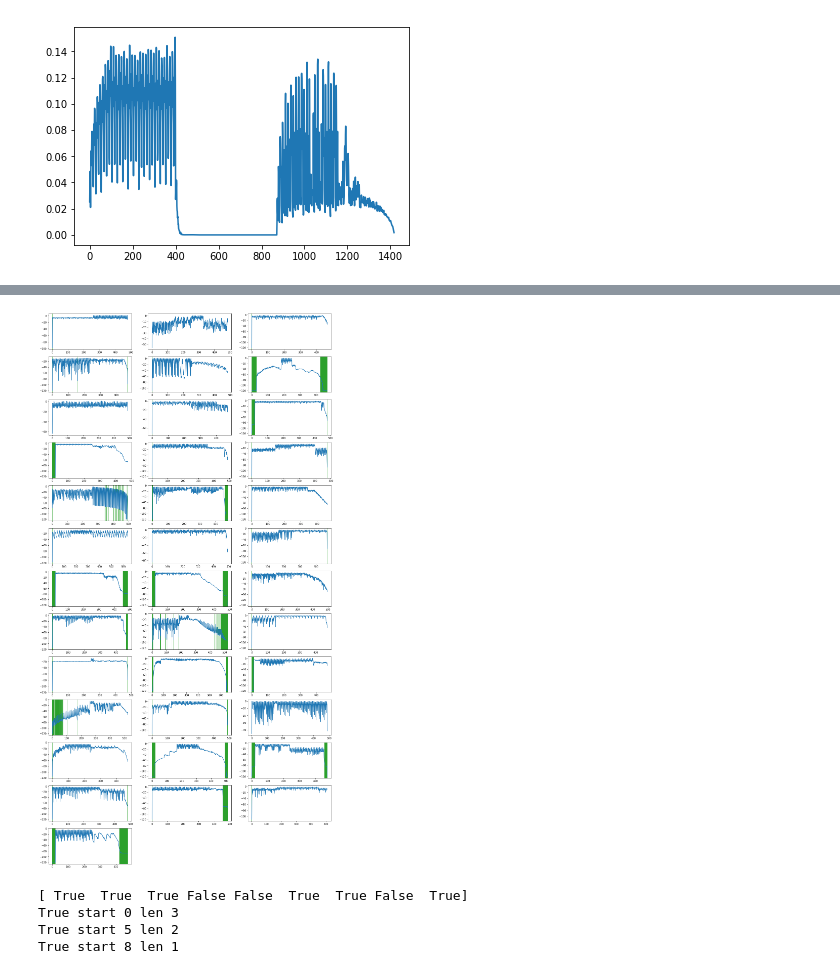
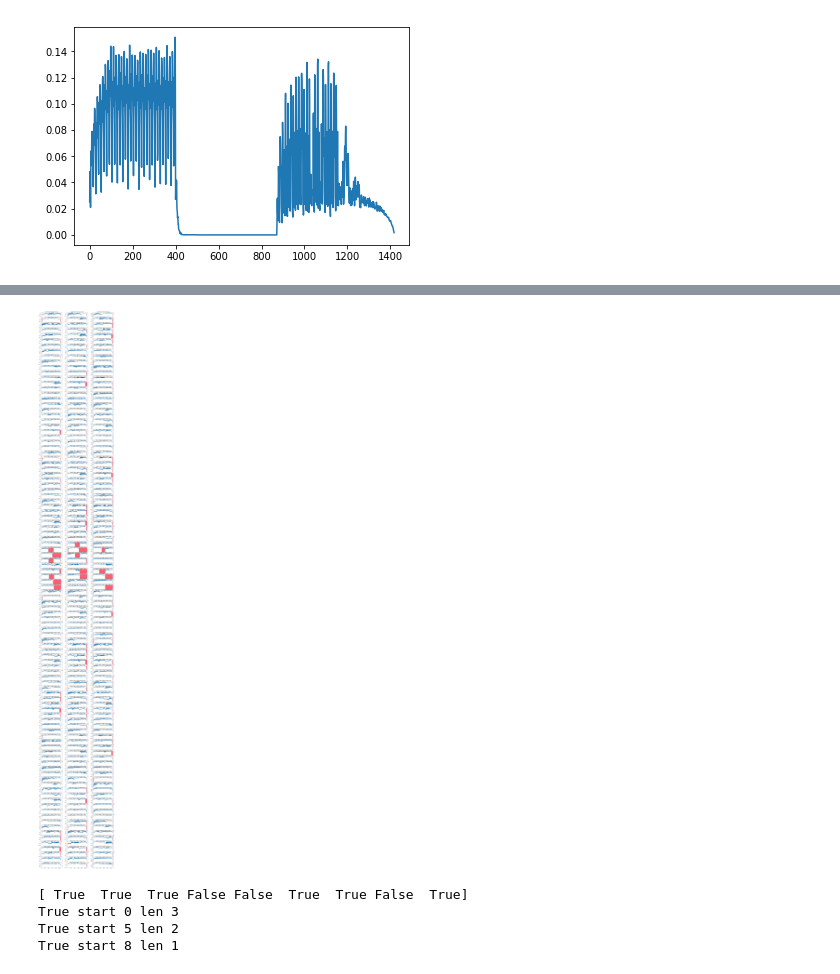
Before and after one commit to Ircam-RnD/unmixdb-creation, a Jupyter notebook: test-purge.ipynb, the cells around one changed output, grey strips where cells are left out. Saved outputs shown, nothing was run; the diff lists cells and outputs as text; code cells hidden in the pictures.

Commit message:
nicer plot

```diff
--- a/test-purge.ipynb
+++ b/test-purge.ipynb
@@ -24,6 +24,7 @@ plt.plot(rms['rms'])
 [figure]
 # %%
 # check for long silent parts
+import os
 import glob
 import soundfile
 import librosa
@@ -39,43 +40,39 @@ def find_runs (cond):
         if cond[index]:
             yield index, count
 
-refsongdir = '/Users/schwarz/Documents/projects/ABC DJ/data/unmixdb/excerpts/set123/refsongs/'
+# refsongdir = '/Users/schwarz/Documents/projects/ABC DJ/data/unmixdb/excerpts/set123/refsongs/'
+# refsongdir = '/Volumes/Data/ABC DJ data/unmixdb-v1/mixotic-set275-excerpts/refsongs/'
+refsongdir = '/Volumes/Data/ABC DJ data/unmixdb-v1/mixotic-set275-excerpts/mixes/'
+
 mp3list = glob.glob(refsongdir + '*.mp3')
 winsize = 4096
 hopsize = 4096
 
 n = 3
-m = np.ceil(len(mp3list) / 3)
-#print(len(mp3list), m, n)
-plt.figure(figsize=(20, 40))
+m = np.ceil(len(mp3list) / n)
+print(len(mp3list), m, n)
+plt.figure(figsize=(20, m * 1.5))
+plt.tight_layout()
 
 for i, mp3name in enumerate(mp3list):
-    #try:
-        # broken:          y, sr = librosa.load(mp3name, sr=None)
-        # slow:
-        y, sr = soundfile.read(mp3name)
-        # broken install: y, sr = audiofile.read(mp3name)
+    y, sr = soundfile.read(mp3name)
 
-        #print('OK ', i, mp3name, y.shape, sr)
+    # to mono
+    y = np.sum(y, axis=1)
+    #print(y.shape)
 
-        # to mono
-        y = np.sum(y, axis=1)
-        #print(y.shape)
+    # Extract RMS, convert to dB (clip at -120dB)
+    rms = np.squeeze(20 * np.log10(librosa.feature.rms(y=y, frame_length=winsize, hop_length=hopsize) + 1e-6))
+    #print(rms.shape, min(rms), max(rms))
+    plt.subplot(m, n, i + 1)
+    plt.plot(np.squeeze(rms))
+    plt.title(f'{i} ' + os.path.basename(mp3name))
 
-        # Extract RMS, convert to dB (clip at -120dB)
-        rms = np.squeeze(20 * np.log10(librosa.feature.rms(y=y, frame_length=winsize, hop_length=hopsize) + 1e-6))
-        #print(rms.shape, min(rms), max(rms))
-        plt.subplot(m, n, i + 1)
-        plt.plot(np.squeeze(rms))
-
-        # find chunks <-70dB
-        for start, count in find_runs(rms < -70):
-            dur = ((count - 1) * hopsize + winsize)/ sr
-            if dur > 1:
-                print(i, 'start', start, 'len', count, 'duration', dur)
-            plt.axvspan(start, start + count, facecolor='#2ca02c')
-
-        #plt.show()
-    #except:
-        #print('NOT', mp3name)
+    # find chunks <-70dB
+    for start, count in find_runs(rms < -70):
+        t   = start * hopsize / sr
+        dur = ((count - 1) * hopsize + winsize)/ sr
+        if dur > 1:
+            print(f'{i:3} start {t: >5.1f} duration {dur: >5.1f}  {mp3name}')
+        plt.axvspan(start, start + count, facecolor=(1, 0.1, 0.2, 0.7))
 # %% [output]
@@ -99,4 +96,4 @@ for i, mp3name in enumerate(mp3list):
-[figure, old version]
+[figure, new version]
 # %%
 cond = rms < -70
 ind = np.argwhere(cond)
```
Also changed, not shown: parts of 1 cell of this notebook.
